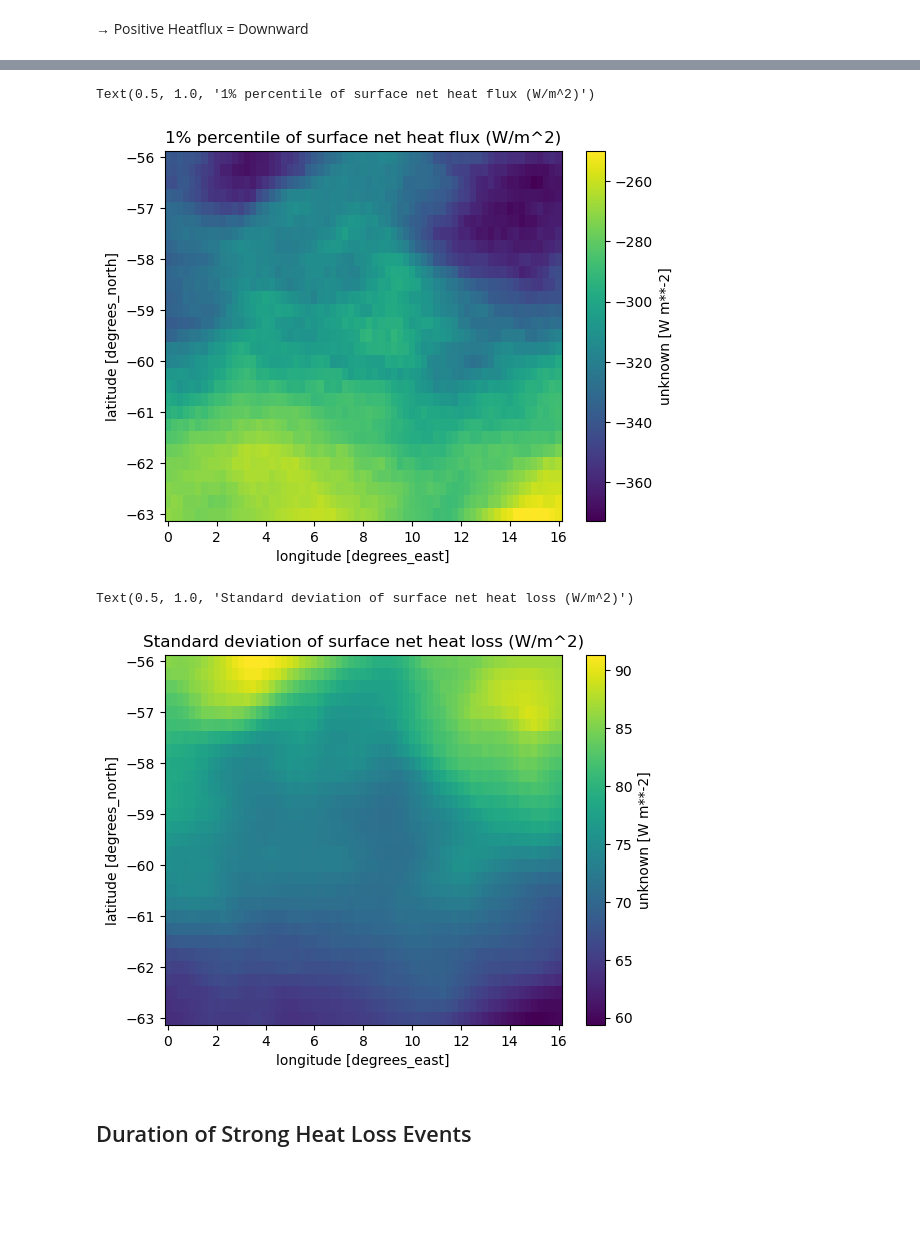
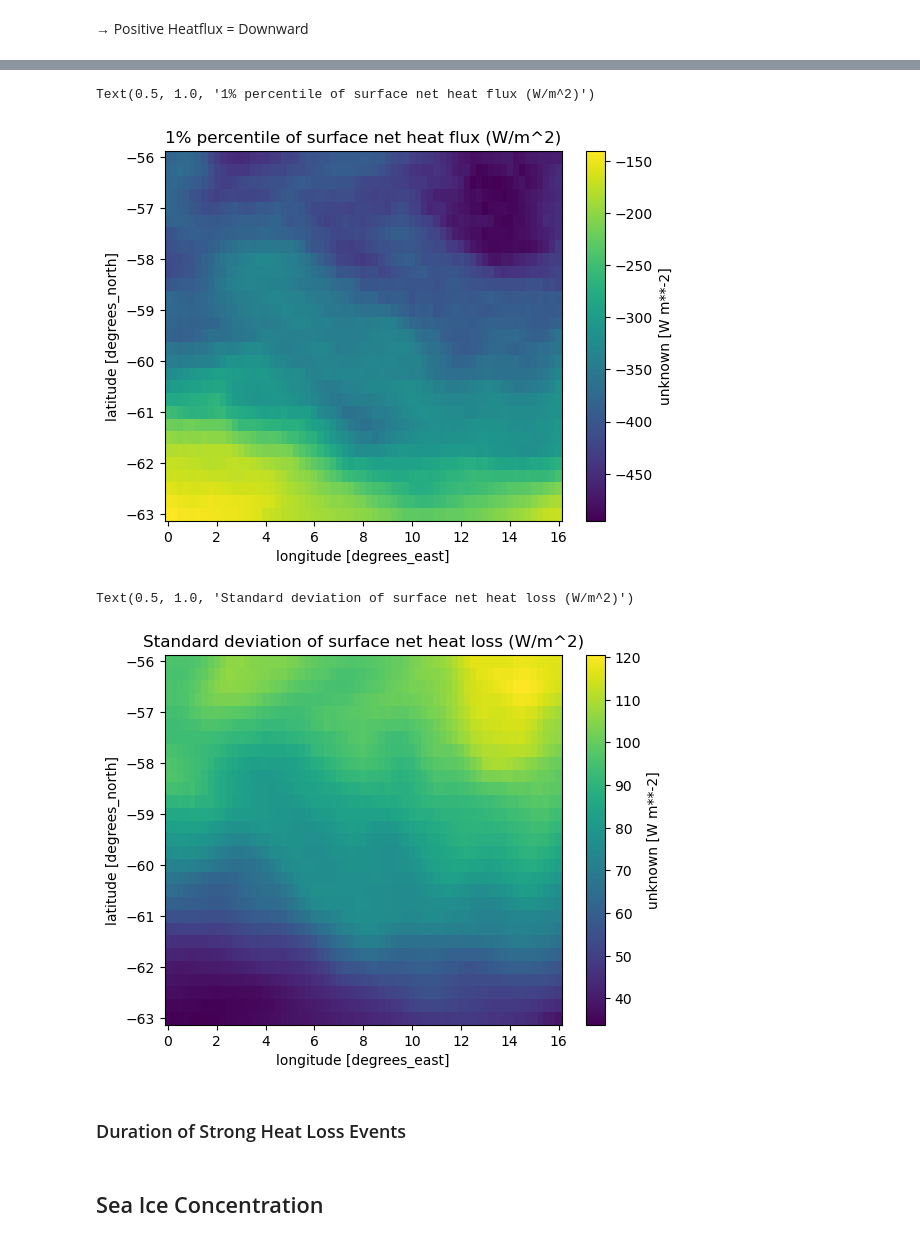
Before and after one commit to marlene-schramm/MSc_data_analysis, a Jupyter notebook: observations_reanalysis/ERA5_heatflux.ipynb, the cells around one changed output, grey strips where cells are left out. Drawn from its saved outputs; the diff is of its cells as text; code cells hidden in the pictures; blank space fills up the shorter version.

Commit message:
ERA5 sea ice concentration - load and plot monthly averages

```diff
--- a/observations_reanalysis/ERA5_heatflux.ipynb
+++ b/observations_reanalysis/ERA5_heatflux.ipynb
@@ -10,4 +11,14 @@ import matplotlib.pyplot as plt
 The data comes from here: https://cds.climate.copernicus.eu/datasets/reanalysis-era5-single-levels?tab=overview
 # %%
 # load data
-df = xr.load_dataset("/albedo/home/maschr005/data/ERA5/ERA5_2011-2022_56-63S_0-16E_meanFluxes.grib", engine="cfgrib")
+filepath = "/albedo/home/maschr005/data/ERA5/"
+#filename = "ERA5_2011-2022_56-63S_0-16E_meanFluxes.grib"
+filename = "ERA5_2007-2010_06-11_56-63S_0-16E_meanFluxes_seaice.grib"
+
+# loat heat flux variables
+df_heat = xr.load_dataset(filepath+filename, engine="cfgrib")
+
+# load sea ice conecntration - we have to load this seperately cause somehow the time variable is different to the heat fluxes
+df_seaice = xr.load_dataset(filepath+filename,
+                            engine='cfgrib',
+                            backend_kwargs={'filter_by_keys': {'paramId': 31}})
@@ -42,5 +76,5 @@ Variable: avg_ishf
 # %%
 # calculate total net heat flux from heat flux components
-df["surface_net_heat_flux"] = df["avg_slhtf"] + df["avg_snlwrf"] + df["avg_snswrf"] + df["avg_ishf"]
+df_heat["surface_net_heat_flux"] = df_heat["avg_slhtf"] + df_heat["avg_snlwrf"] + df_heat["avg_snswrf"] + df_heat["avg_ishf"]
 # %%
 # count NaNs
@@ -124,8 +159,8 @@ print("0.001% percentile of net heat flux:", percentile_0001, df.surface_net_hea
 # %%
 # create a dataset with temporal statics of the net heat flux (mean, 90% percentile)
 temporal_stats = xr.Dataset()
-temporal_stats["mean_surface_net_heat_flux"] = df["surface_net_heat_flux"].mean(dim=["time", "step"])
-temporal_stats["percentile_1_surface_net_heat_flux"] = df["surface_net_heat_flux"].quantile(0.01, dim=["time", "step"])
+temporal_stats["mean_surface_net_heat_flux"] = df_heat["surface_net_heat_flux"].mean(dim=["time", "step"])
+temporal_stats["percentile_1_surface_net_heat_flux"] = df_heat["surface_net_heat_flux"].quantile(0.01, dim=["time", "step"])
 # %%
 # plot mean net heat flux as a function of latitude and longitude
 temporal_stats["mean_surface_net_heat_flux"].plot(x="longitude", y="latitude", cmap="viridis")
@@ -139,15 +174,17 @@ temporal_stats["percentile_1_surface_net_heat_flux"].plot(x="longitude", y="lati
 plt.title("1% percentile of surface net heat flux (W/m^2)")
 # %% [output]
 Text(0.5, 1.0, '1% percentile of surface net heat flux (W/m^2)')
-[figure, old version]
+[figure, new version]
 # %%
 # stdev of heat loss events
-heat_loss = df["surface_net_heat_flux"].where(df["surface_net_heat_flux"] < 0)
+heat_loss = df_heat["surface_net_heat_flux"].where(df_heat["surface_net_heat_flux"] < 0)
 temporal_stats["stdev_heat_loss"] = heat_loss.std(dim=["time", "step"])
 temporal_stats["stdev_heat_loss"].plot(x="longitude", y="latitude", cmap="viridis")
 plt.title("Standard deviation of surface net heat loss (W/m^2)")
 # %% [output]
 Text(0.5, 1.0, 'Standard deviation of surface net heat loss (W/m^2)')
-[figure, old version]
+[figure, new version]
 # %% [markdown]
-## Duration of Strong Heat Loss Events
+### Duration of Strong Heat Loss Events
+# %% [markdown]
+## Sea Ice Concentration
```
Also changed, not shown: parts of 29 cells of this notebook.
